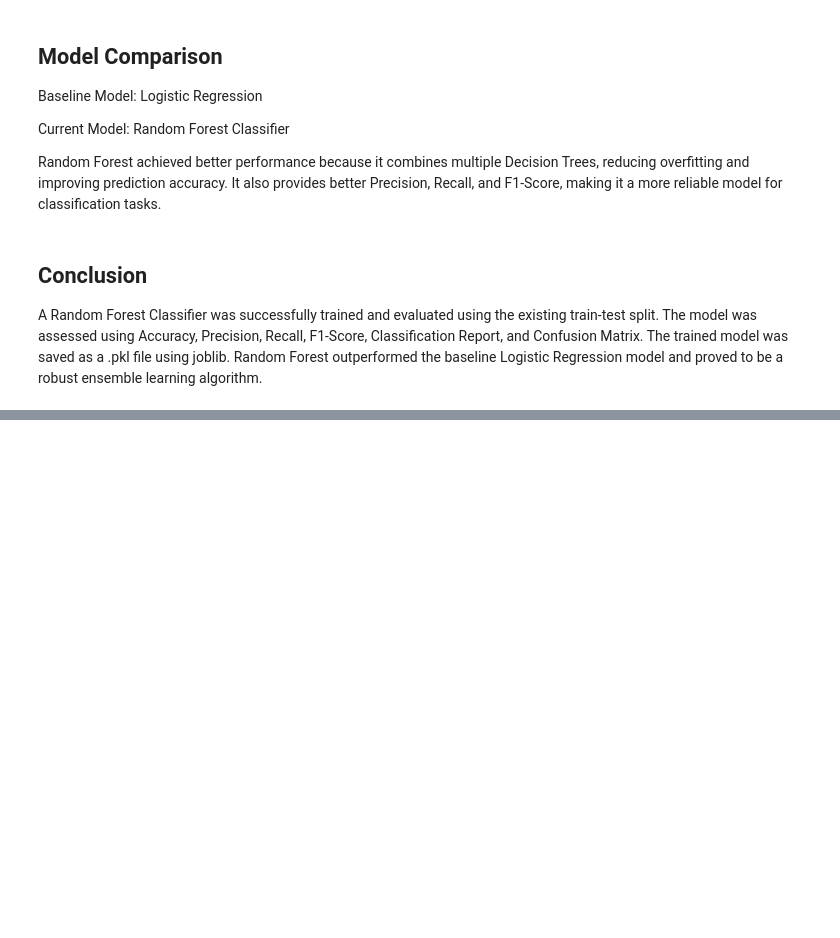
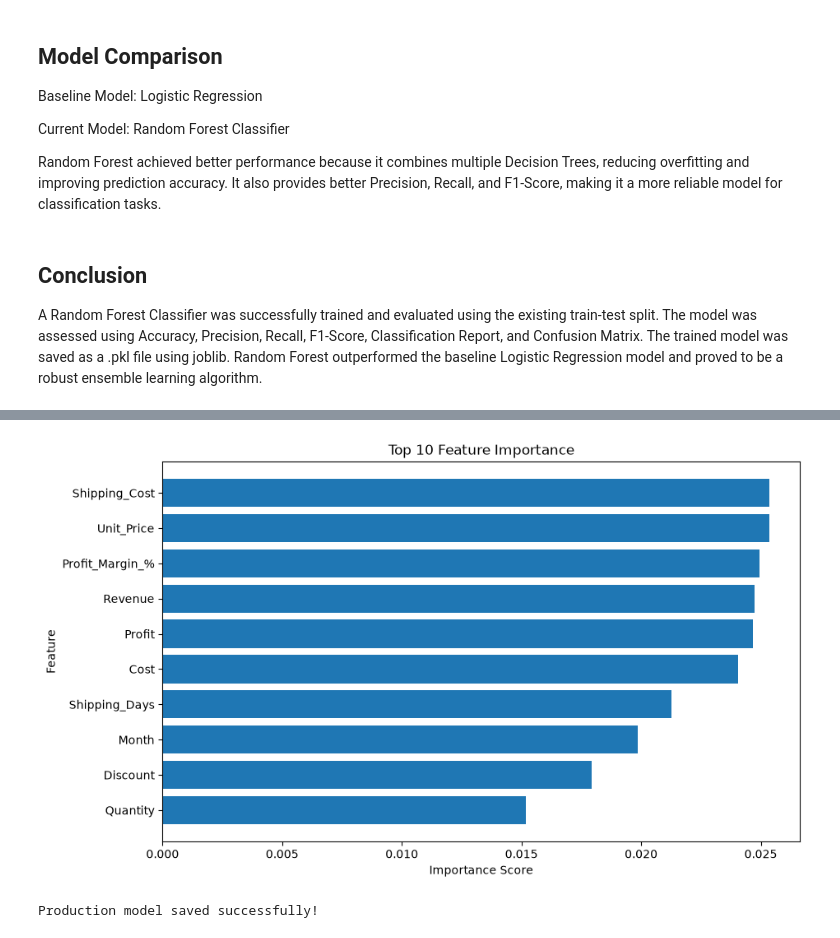
Before and after one commit to asmadua2009-glitch/ProSensia-Internship, a Jupyter notebook: random_forest_model.ipynb, the cells around one changed output, grey strips where cells are left out. Cells and saved outputs as stored; diff of their text form; code cells hidden in the pictures; blank space fills up the shorter version.

Commit message:
# Day 9- SMOTE, Random Forest & Feature Importance

```diff
--- a/random_forest_model.ipynb
+++ b/random_forest_model.ipynb
@@ -393,0 +515,9 @@ A Random Forest Classifier was successfully trained and evaluated using the exis
+# %%
+from sklearn.ensemble import RandomForestClassifier
+
+rf_model = RandomForestClassifier(
+    n_estimators=100,
+    random_state=42
+)
+
+rf_model.fit(X_train_smote, y_train_smote)
@@ -393,0 +555,9 @@ A Random Forest Classifier was successfully trained and evaluated using the exis
+# %%
+from sklearn.ensemble import RandomForestClassifier
+
+rf_before = RandomForestClassifier(
+    n_estimators=100,
+    random_state=42
+)
+
+rf_before.fit(X_train, y_train)
@@ -393,0 +587,12 @@ A Random Forest Classifier was successfully trained and evaluated using the exis
+# %%
+feature_importance = pd.DataFrame({
+    "Feature": X_train.columns,
+    "Importance": rf_model.feature_importances_
+})
+
+feature_importance = feature_importance.sort_values(
+    by="Importance",
+    ascending=False
+)
+
+feature_importance.head(10)
@@ -393,0 +613,24 @@ A Random Forest Classifier was successfully trained and evaluated using the exis
+# %%
+top10 = feature_importance.head(10)
+
+plt.figure(figsize=(10,6))
+
+plt.barh(top10["Feature"], top10["Importance"])
+
+plt.xlabel("Importance Score")
+plt.ylabel("Feature")
+plt.title("Top 10 Feature Importance")
+
+plt.gca().invert_yaxis()
+
+plt.show()
+# %% [output]
+[figure, added]
+# %%
+import joblib
+
+joblib.dump(rf_model, "production_rf_model.pkl")
+
+print("Production model saved successfully!")
+# %% [output]
+Production model saved successfully!
```
Also changed, not shown: parts of 31 cells of this notebook, 2 other files.
